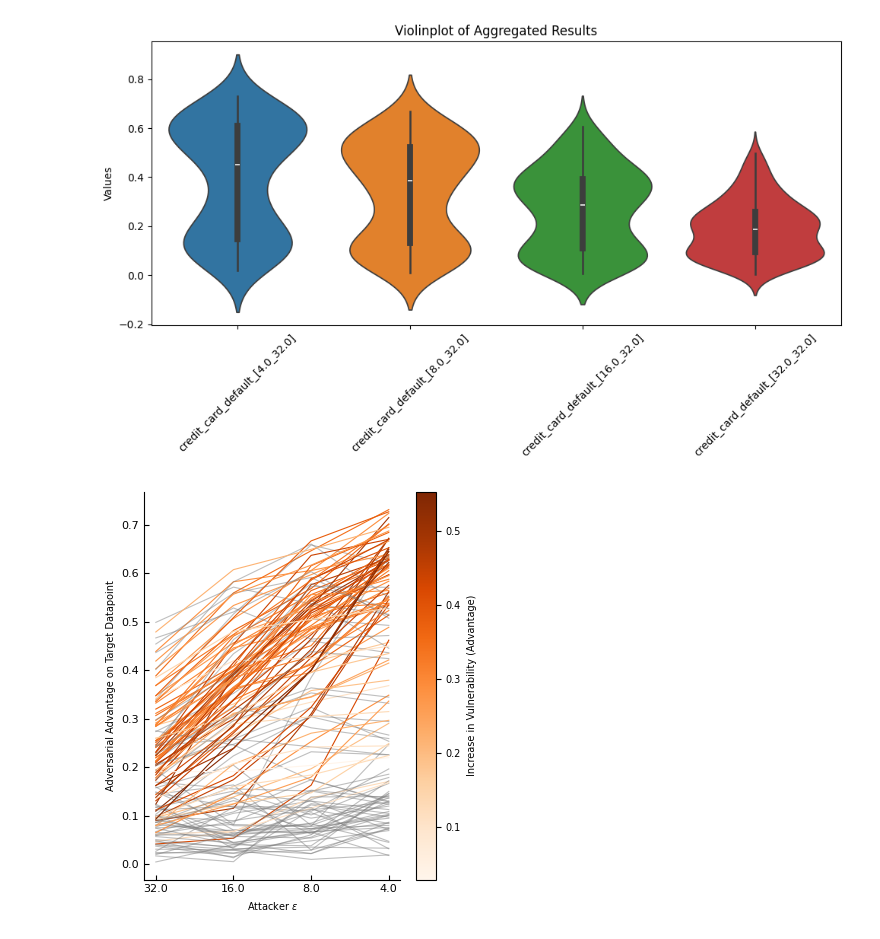
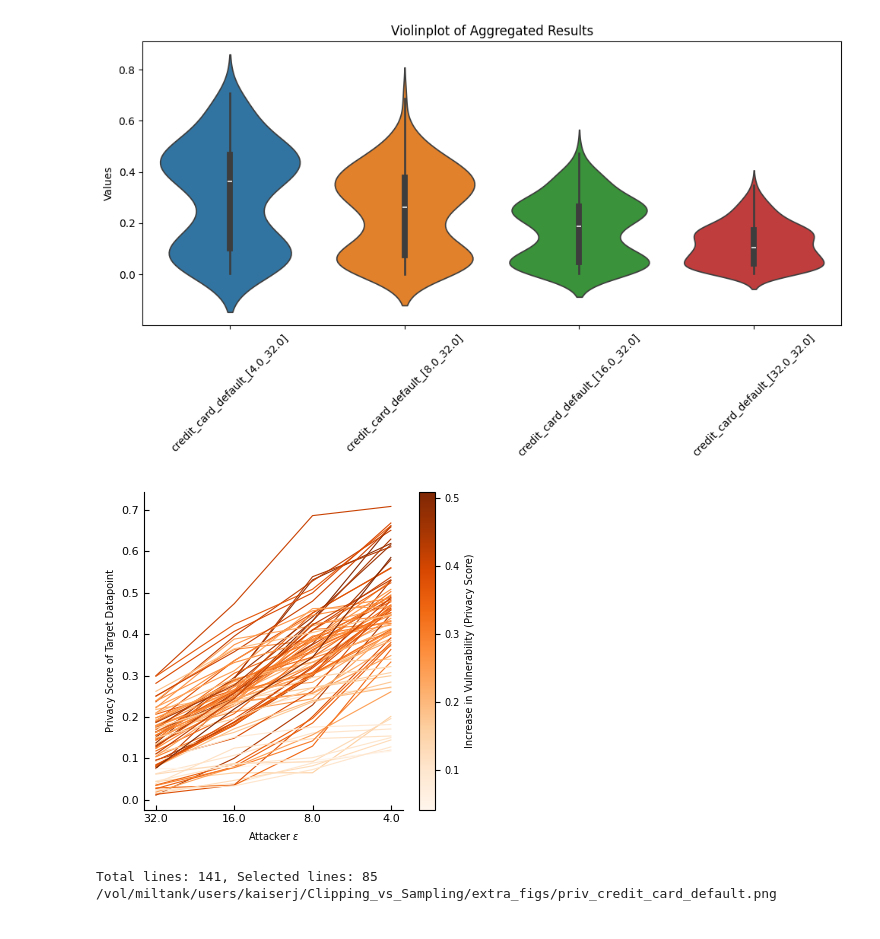
Before and after one commit to Johannes-Kaiser/Collusion-Vuln-in-DP, a Jupyter notebook: scripts_experiments/mia/eval_budget_adv.ipynb, the cells around one changed output. Drawn from its saved outputs; the diff is of its cells as text; code cells hidden in the pictures.

```diff
--- a/scripts_experiments/mia/eval_budget_adv.ipynb
+++ b/scripts_experiments/mia/eval_budget_adv.ipynb
@@ -17,7 +17,7 @@ def collect_attackee_results(folder_path):
         # Get all second-level subfolders matching the pattern
         second_level_subfolders = [d for d in os.listdir(subfolder_path) if os.path.isdir(os.path.join(subfolder_path, d))]
         for lower_subfolder in second_level_subfolders:
-            results_np_path = os.path.join(subfolder_path, lower_subfolder, 'results', 'adv_attackee.npy')
+            results_np_path = os.path.join(subfolder_path, lower_subfolder, 'results', 'priv_scores.npy')
             if os.path.exists(results_np_path):
                 np_paths.append((subfolder, lower_subfolder, results_np_path))
     # Load all data
@@ -68,12 +68,15 @@ plt.title("Violinplot of Aggregated Results")
 plt.tight_layout()
 plt.show()
 # %% [output]
-[figure, old version]
+[figure, new version]
 # %%
 import numpy as np
 import matplotlib.pyplot as plt
 import matplotlib.cm as cm
 import matplotlib.colors as mcolors
+
+count = 0
+count_selected = 0
 
 # Find the minimum length among all groups to align indices
 min_len = min(len(aggregated[k]) for k in order)
@@ -85,7 +88,7 @@ order_rev = order[::-1]
 data = np.array([aggregated[k][:min_len] for k in order_rev])  # shape: (groups, min_len)
 
 # Figure size: 4 x 4.5 inches
-fig, ax = plt.subplots(figsize=(4, 4.5))
+fig, ax = plt.subplots(figsize=(4, 3.8))
 
 # Compute increases for all indices
 increases = []
@@ -105,39 +108,47 @@ cmap = cm.Oranges
 for idx in range(min_len):
     y = data[:, idx]
     if np.all(np.diff(y) > 0):  # strictly increasing
         color = cmap(norm(increases[idx]))
         ax.plot(order_rev, y, color=color, linewidth=0.8)
+        count_selected += 1
+        count += 1
     else:
-        ax.plot(order_rev, y, color="gray", alpha=0.5, linewidth=0.8)
+        # ax.plot(order_rev, y, color="gray", alpha=0.5, linewidth=0.8)
+        count += 1
 
 # Add a tall colorbar spanning the full axis height
 sm = cm.ScalarMappable(cmap=cmap, norm=norm)
 sm.set_array([])
 cbar = fig.colorbar(sm, ax=ax, orientation="vertical", shrink=1.0)
-cbar.set_label("Increase in Vulnerability (Advantage)", fontsize=7)
+cbar.set_label("Increase in Vulnerability (Privacy Score)", fontsize=7)
 cbar.ax.tick_params(labelsize=7)   # <-- control tick label fontsize here
 
 
 # Set x-ticks to reversed budg_list_1
 ax.set_xticks(range(len(order_rev)))
 ax.set_xticklabels(budg_list_1[::-1], fontsize=7)
 
 # Axis labels
 ax.set_xlabel(r"Attacker $\epsilon$", fontsize=7)
-ax.set_ylabel("Adversarial Advantage on Target Datapoint", fontsize=7)
+ax.set_ylabel("Privacy Score of Target Datapoint", fontsize=7)
 
 # Format axes for publication
 ax.tick_params(axis="both", which="major", labelsize=8, direction="in")
 ax.tick_params(axis="both", which="minor", direction="in")
 ax.spines["top"].set_visible(False)
 ax.spines["right"].set_visible(False)
 
 plt.tight_layout()
-plt.savefig(f"/vol/miltank/users/kaiserj/Clipping_vs_Sampling/extra_figs/adv_{dataset}.png", dpi=300)
-plt.savefig(f"/vol/miltank/users/kaiserj/Clipping_vs_Sampling/extra_figs/adv_{dataset}.svg", dpi=300)
+plt.savefig(f"/vol/miltank/users/kaiserj/Clipping_vs_Sampling/extra_figs/priv_{dataset}.png", dpi=300)
+plt.savefig(f"/vol/miltank/users/kaiserj/Clipping_vs_Sampling/extra_figs/priv_{dataset}.svg", dpi=300)
 plt.show()
+
+print(f"Total lines: {count}, Selected lines: {count_selected}")
+print(f"/vol/miltank/users/kaiserj/Clipping_vs_Sampling/extra_figs/priv_{dataset}.png")
 # %% [output]
-[figure, old version]
+[figure, new version]
+Total lines: 141, Selected lines: 85
+/vol/miltank/users/kaiserj/Clipping_vs_Sampling/extra_figs/priv_credit_card_default.png
 # %%
 import numpy as np
 
```
Also changed, not shown: parts of 3 cells of this notebook, 13 other files.
